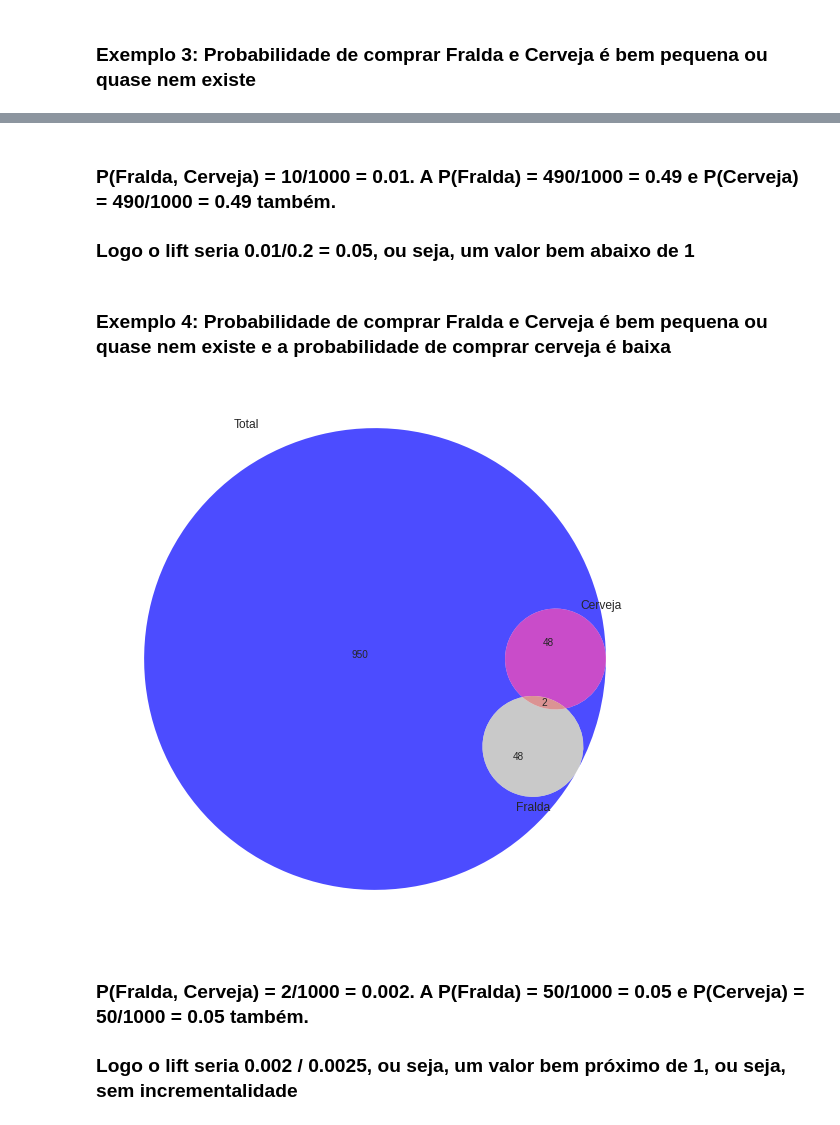
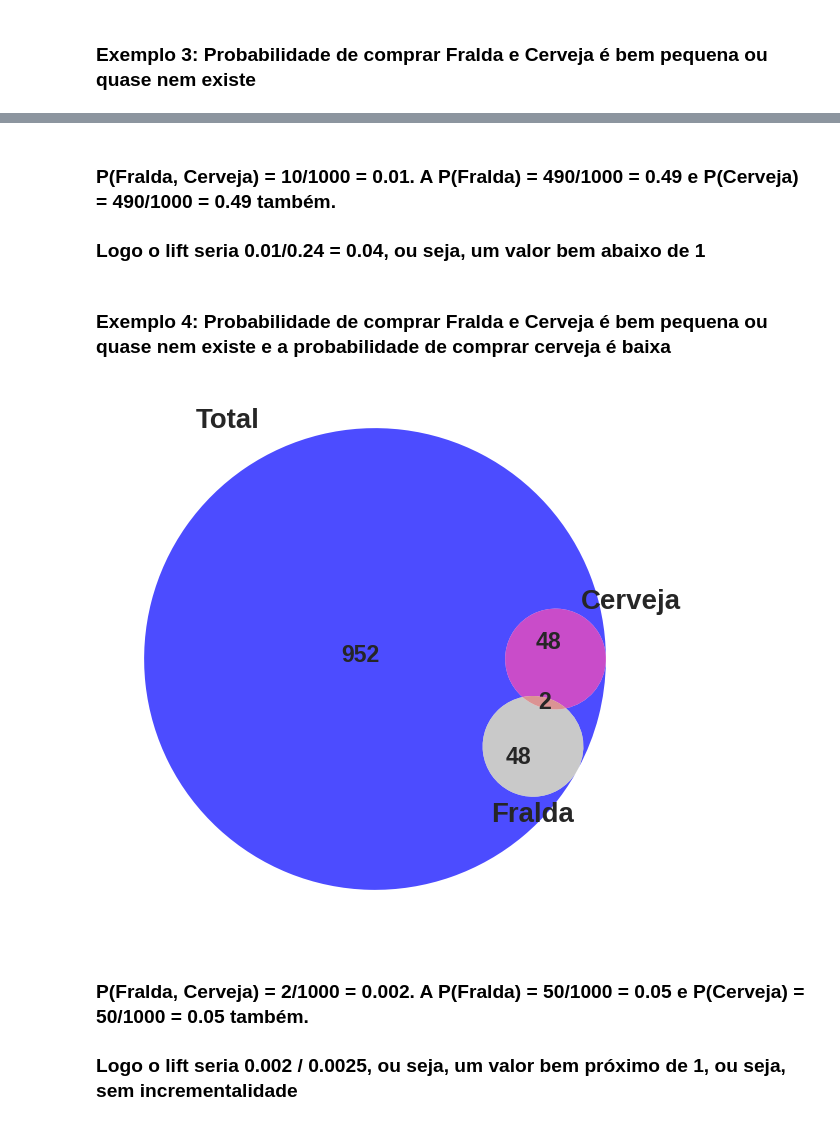
Before and after one commit to bruno-curta/fiap-live-class-mb-analysis, a Jupyter notebook: live_class_market_basket_analysis.ipynb, the cells around one changed output, grey strips where cells are left out. Cells and saved outputs as stored; diff of their text form; code cells hidden in the pictures.

```diff
--- a/live_class_market_basket_analysis.ipynb
+++ b/live_class_market_basket_analysis.ipynb
@@ -221,21 +234,21 @@ plt.show()
 # %% [markdown]
 ### P(Fralda, Cerveja) = 10/1000 = 0.01. A P(Fralda) = 490/1000 = 0.49 e P(Cerveja) = 490/1000 = 0.49 também.
-### Logo o lift seria 0.01/0.2 = 0.05, ou seja, um valor bem abaixo de 1
+### Logo o lift seria 0.01/0.24 = 0.04, ou seja, um valor bem abaixo de 1
 # %% [markdown]
 ### Exemplo 4: Probabilidade de comprar Fralda e Cerveja é bem pequena ou quase nem existe e a probabilidade de comprar cerveja é baixa
 # %%
 plt.figure(figsize=(15,10))
 plt.style.use('seaborn')
 venn3(
     # (Set1,Set2,1n2,Set3,1n3,2n3,1n2n3)
-    subsets=(950, 0, 48, 0, 48, 0, 2),
+    subsets=(952, 0, 48, 0, 48, 0, 2),
    set_labels=['Total','Cerveja','Fralda'],
     alpha = .7,
     set_colors=['blue', 'red', 'yellow']
  )
 plt.show()
 # %% [output]
-[figure, old version]
+[figure, new version]
 # %% [markdown]
 ### P(Fralda, Cerveja) = 2/1000 = 0.002. A P(Fralda) = 50/1000 = 0.05 e P(Cerveja) = 50/1000 = 0.05 também.
 ### Logo o lift seria 0.002 / 0.0025, ou seja, um valor bem próximo de 1, ou seja, sem incrementalidade
```
Also changed, not shown: parts of 22 cells of this notebook.
